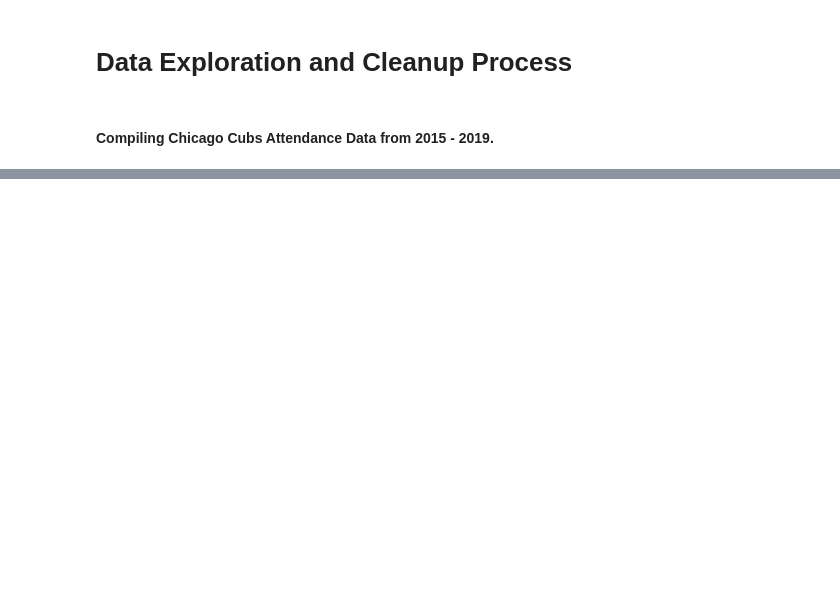
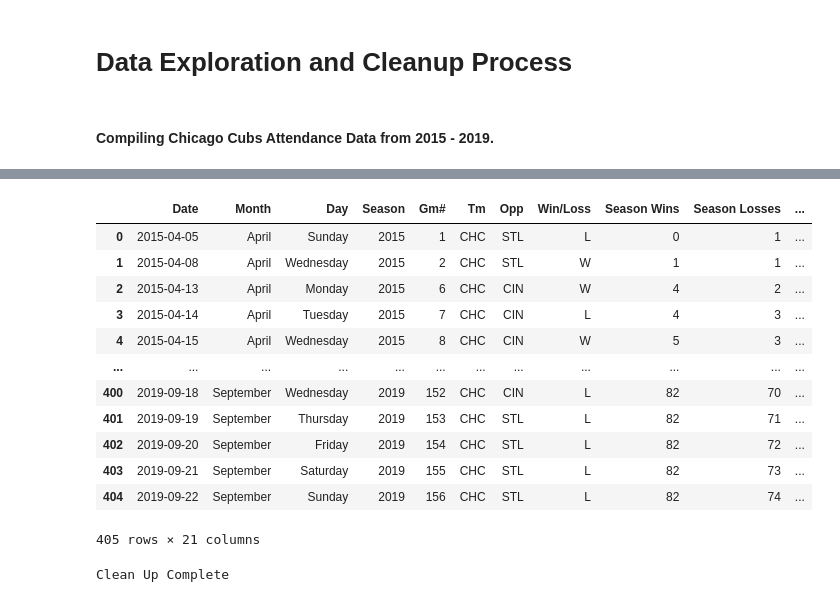
Before and after one commit to s-w-duncan/Project-Awesome-Team-4, a Jupyter notebook: Data-Exploration-and-Cleanup-Process.ipynb, the cells around one changed output, grey strips where cells are left out. Saved outputs shown, nothing was run; the diff lists cells and outputs as text; code cells hidden in the pictures; blank space fills up the shorter version.

Commit message:
Finished Clean UP

```diff
--- a/Data-Exploration-and-Cleanup-Process.ipynb
+++ b/Data-Exploration-and-Cleanup-Process.ipynb
@@ -117,0 +147,11 @@ TypeError: string indices must be integers
+# %%
+# Define Lists
+date = []
+temp = []
+snow = []
+feels = []
+chill = []
+hum = []
+cloud = []
+wind = []
+precip = []
@@ -117,0 +623,29 @@ TypeError: string indices must be integers
+# %%
+for x in response29["data"]["weather"]:
+
+    try:
+        date.append(x['date'])
+        temp.append(x['maxtempF'])
+        snow.append(x['totalSnow_cm'])
+        feels.append(x['hourly'][0]['FeelsLikeF'])
+        chill.append(x['hourly'][0]['WindChillF'])
+        hum.append(x['hourly'][0]['humidity'])
+        cloud.append(x['hourly'][0]['cloudcover'])
+        wind.append(x['hourly'][0]['WindGustMiles'])
+        precip.append(x['hourly'][0]['precipInches'])
+
+    except KeyError:
+        print("Error")
+# %%
+weather_dict = {
+    "Date": date,
+    "Temperature (F)": temp,
+    "Feels Like (F)": feels,
+    "Wind Chill (F)": chill,
+    "Wind Gust (mph)": wind,
+    "Humidity (%)": hum,
+    "Cloud Cover (%)": cloud,
+    "Rain Fall (in)": precip,
+    "Snow Fall (cm)": snow}
+cubs_weather_df = pd.DataFrame(weather_dict)
+cubs_weather_df
@@ -117,0 +679,22 @@ TypeError: string indices must be integers
+# %%
+cubs_complete_df = cubs_df.merge(cubs_weather_df, how='left', on='Date')
+cubs_complete_df
+# %% [output]
+|  | Date | Month | Day | Season | Gm# | Tm | Opp | Win/Loss | Season Wins | Season Losses | ... |
+| 0 | 2015-04-05 | April | Sunday | 2015 | 1 | CHC | STL | L | 0 | 1 | ... |
+| 1 | 2015-04-08 | April | Wednesday | 2015 | 2 | CHC | STL | W | 1 | 1 | ... |
+| 2 | 2015-04-13 | April | Monday | 2015 | 6 | CHC | CIN | W | 4 | 2 | ... |
+| 3 | 2015-04-14 | April | Tuesday | 2015 | 7 | CHC | CIN | L | 4 | 3 | ... |
+| 4 | 2015-04-15 | April | Wednesday | 2015 | 8 | CHC | CIN | W | 5 | 3 | ... |
+| ... | ... | ... | ... | ... | ... | ... | ... | ... | ... | ... | ... |
+| 400 | 2019-09-18 | September | Wednesday | 2019 | 152 | CHC | CIN | L | 82 | 70 | ... |
+| 401 | 2019-09-19 | September | Thursday | 2019 | 153 | CHC | STL | L | 82 | 71 | ... |
+| 402 | 2019-09-20 | September | Friday | 2019 | 154 | CHC | STL | L | 82 | 72 | ... |
+| 403 | 2019-09-21 | September | Saturday | 2019 | 155 | CHC | STL | L | 82 | 73 | ... |
+| 404 | 2019-09-22 | September | Sunday | 2019 | 156 | CHC | STL | L | 82 | 74 | ... |
+405 rows × 21 columns
+# %%
+cubs_complete_df.to_csv('Resources/cubs_complete.csv', index=False, encoding='utf-8')
+print("Clean Up Complete")
+# %% [output]
+Clean Up Complete
```
Also changed, not shown: parts of 70 cells of this notebook, 8 other files.
